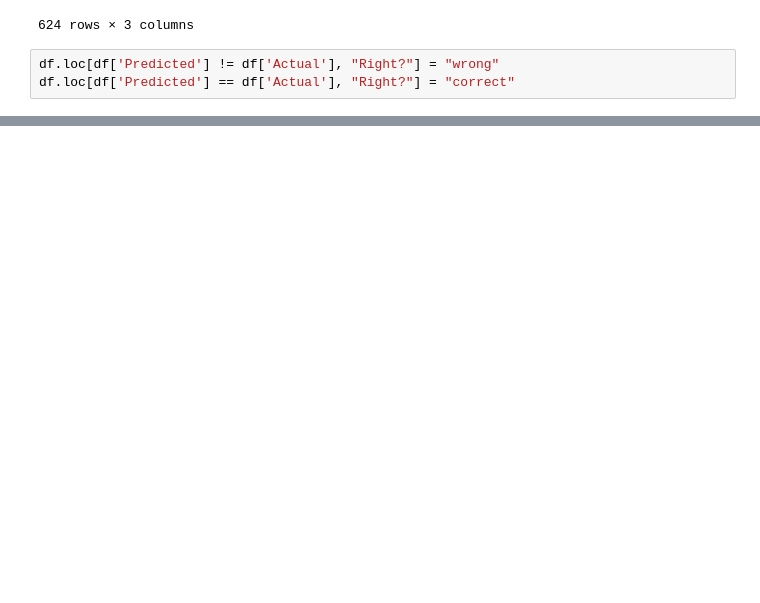
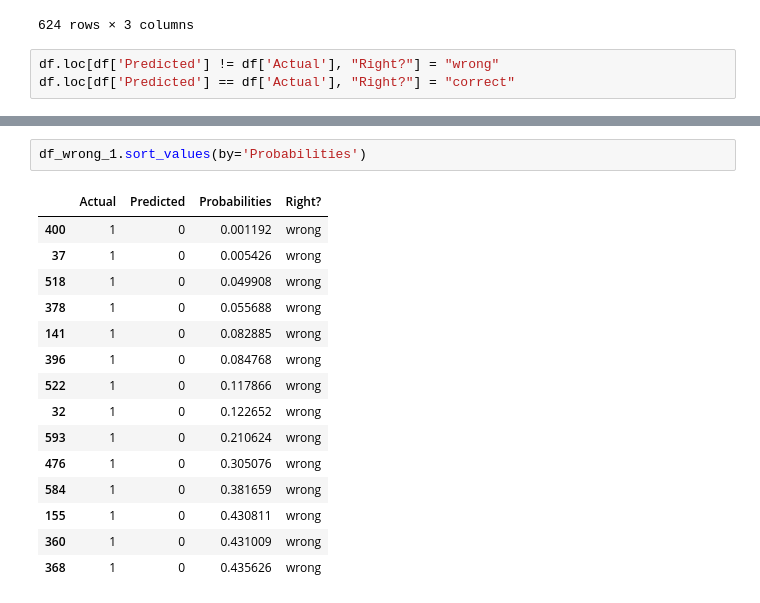
Before and after one commit to jingyunw/CNN_Image_Classification, a Jupyter notebook: prob_eva.ipynb, the cells around one changed output, grey strips where cells are left out. Saved outputs shown, nothing was run; the diff lists cells and outputs as text; blank space fills up the shorter version.

```diff
--- a/prob_eva.ipynb
+++ b/prob_eva.ipynb
@@ -72,3 +166,21 @@ df_wrong_1
+# %%
+df_wrong_1.sort_values(by='Probabilities')
+# %% [output]
+|  | Actual | Predicted | Probabilities | Right? |
+| 400 | 1 | 0 | 0.001192 | wrong |
+| 37 | 1 | 0 | 0.005426 | wrong |
+| 518 | 1 | 0 | 0.049908 | wrong |
+| 378 | 1 | 0 | 0.055688 | wrong |
+| 141 | 1 | 0 | 0.082885 | wrong |
+| 396 | 1 | 0 | 0.084768 | wrong |
+| 522 | 1 | 0 | 0.117866 | wrong |
+| 32 | 1 | 0 | 0.122652 | wrong |
+| 593 | 1 | 0 | 0.210624 | wrong |
+| 476 | 1 | 0 | 0.305076 | wrong |
+| 584 | 1 | 0 | 0.381659 | wrong |
+| 155 | 1 | 0 | 0.430811 | wrong |
+| 360 | 1 | 0 | 0.431009 | wrong |
+| 368 | 1 | 0 | 0.435626 | wrong |
 # %%
 df_wrong_1.describe()
 # %% [output]
```
Also changed, not shown: parts of 14 cells of this notebook.
